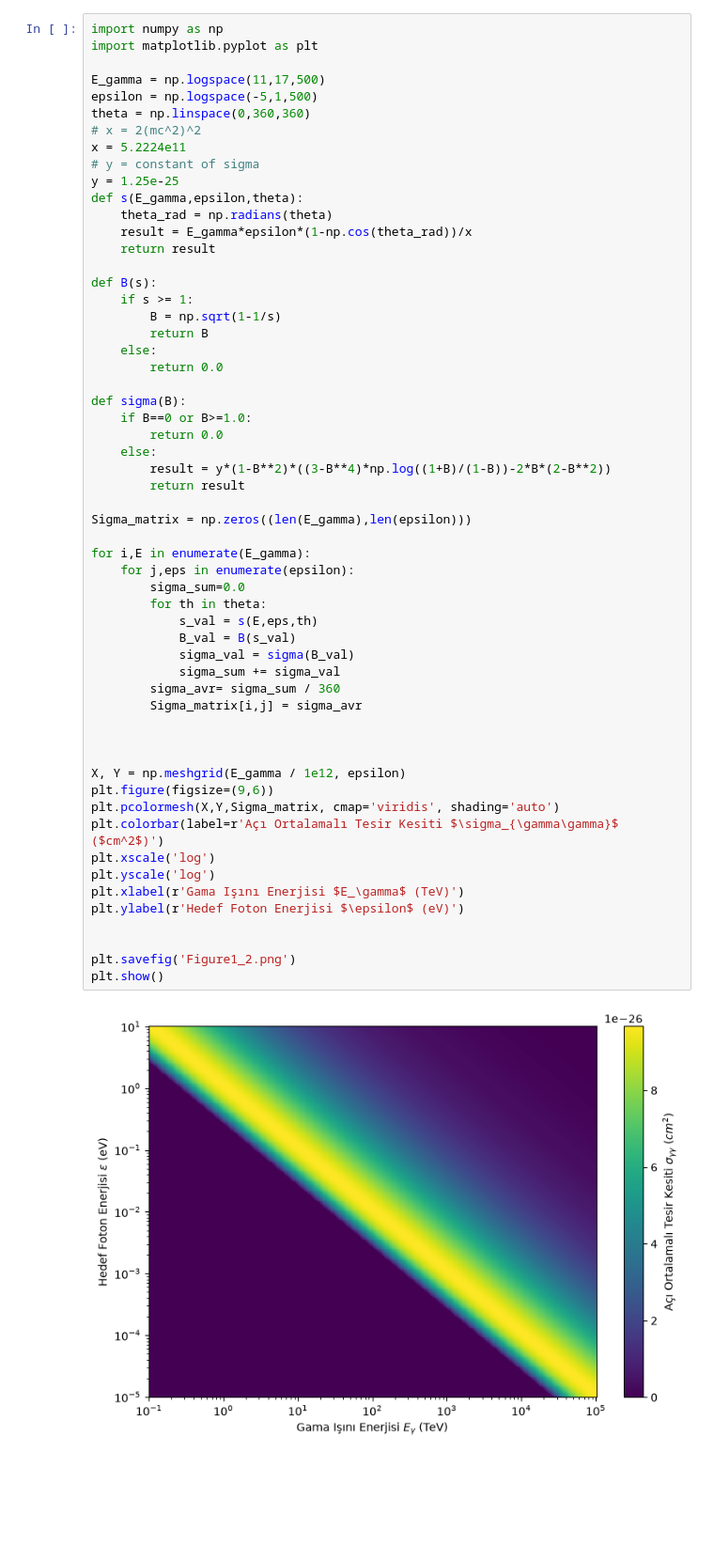
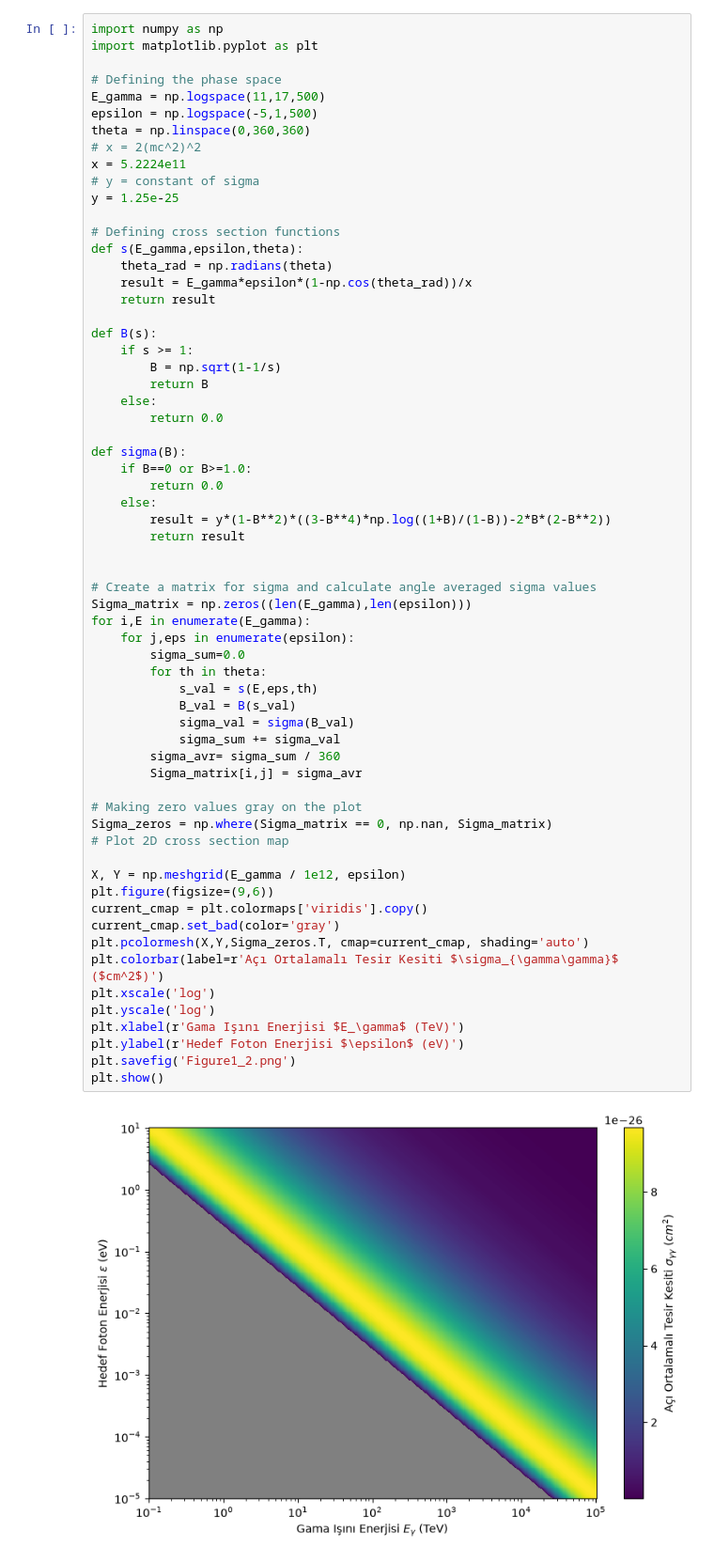
Before and after one commit to iclal-sule/TBAE_Staj_GW, a Jupyter notebook: Tesir_Kesiti_Faz_Uzayı/Figure1_2.ipynb, the cells around one changed output. Shown at 94% size. Cells and saved outputs as stored; diff of their text form; blank space fills up the shorter version.

```diff
--- a/Tesir_Kesiti_Faz_Uzayı/Figure1_2.ipynb
+++ b/Tesir_Kesiti_Faz_Uzayı/Figure1_2.ipynb
@@ -2,6 +4,7 @@
 import numpy as np
 import matplotlib.pyplot as plt
 
+# Defining the phase space
 E_gamma = np.logspace(11,17,500)
 epsilon = np.logspace(-5,1,500)
 theta = np.linspace(0,360,360)
@@ -9,6 +12,8 @@ theta = np.linspace(0,360,360)
 x = 5.2224e11
 # y = constant of sigma
 y = 1.25e-25
+
+# Defining cross section functions
 def s(E_gamma,epsilon,theta):
     theta_rad = np.radians(theta)
     result = E_gamma*epsilon*(1-np.cos(theta_rad))/x
@@ -24,36 +29,39 @@ def B(s):
 def sigma(B):
     if B==0 or B>=1.0:
         return 0.0
     else:
         result = y*(1-B**2)*((3-B**4)*np.log((1+B)/(1-B))-2*B*(2-B**2))
         return result
 
+
+# Create a matrix for sigma and calculate angle averaged sigma values
 Sigma_matrix = np.zeros((len(E_gamma),len(epsilon)))
-
 for i,E in enumerate(E_gamma):
     for j,eps in enumerate(epsilon):
         sigma_sum=0.0
         for th in theta:
             s_val = s(E,eps,th)
             B_val = B(s_val)
             sigma_val = sigma(B_val)
             sigma_sum += sigma_val
         sigma_avr= sigma_sum / 360
         Sigma_matrix[i,j] = sigma_avr
 
-
+# Making zero values gray on the plot
+Sigma_zeros = np.where(Sigma_matrix == 0, np.nan, Sigma_matrix)
+# Plot 2D cross section map
 
 X, Y = np.meshgrid(E_gamma / 1e12, epsilon)
 plt.figure(figsize=(9,6))
-plt.pcolormesh(X,Y,Sigma_matrix, cmap='viridis', shading='auto')
+current_cmap = plt.colormaps['viridis'].copy()
+current_cmap.set_bad(color='gray')
+plt.pcolormesh(X,Y,Sigma_zeros.T, cmap=current_cmap, shading='auto')
 plt.colorbar(label=r'Açı Ortalamalı Tesir Kesiti $\sigma_{\gamma\gamma}$ ($cm^2$)')
 plt.xscale('log')
 plt.yscale('log')
 plt.xlabel(r'Gama Işını Enerjisi $E_\gamma$ (TeV)')
 plt.ylabel(r'Hedef Foton Enerjisi $\epsilon$ (eV)')
-
-
 plt.savefig('Figure1_2.png')
 plt.show()
 # %% [output]
-[figure, old version]
+[figure, new version]
```
Also changed, not shown: parts of 1 cell of this notebook, 2 other files.
